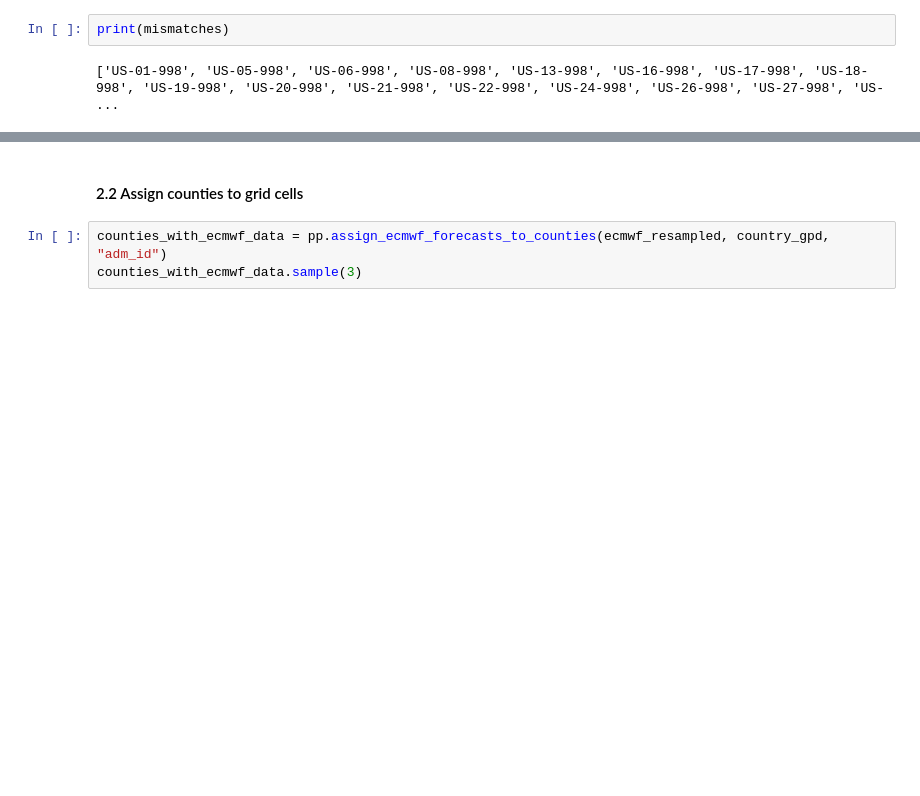
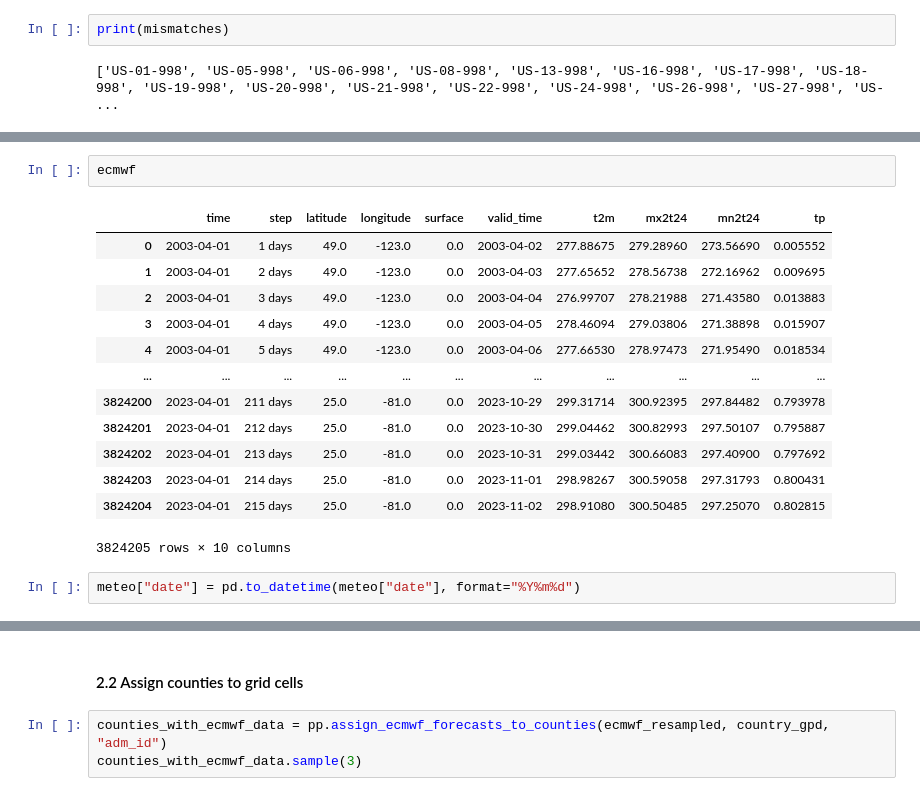
Before and after one commit to ellaampy/seasonal-yield-forecast, a Jupyter notebook: data_preparation/3_ecmwf_preprocessing.ipynb, the cells around one changed output, grey strips where cells are left out. Cells and saved outputs as stored; diff of their text form; blank space fills up the shorter version.

```diff
--- a/data_preparation/3_ecmwf_preprocessing.ipynb
+++ b/data_preparation/3_ecmwf_preprocessing.ipynb
@@ -87,3 +100,21 @@ ecmwf_resampled.sample(3)
 | 386509 | 2019-04-01 | 47, -105 | 2019-05-09 | 289.657739 | 292.24997 | 280.339511 | 0.082942 |
 | 406661 | 2020-04-01 | 44, -96 | 2020-07-27 | 300.387367 | 302.38639 | 292.973060 | 0.425113 |
 | 116841 | 2008-04-01 | 32, -98 | 2008-07-11 | 307.509142 | 309.61065 | 298.283556 | 0.249089 |
+# %%
+ecmwf
+# %% [output]
+|  | time | step | latitude | longitude | surface | valid_time | t2m | mx2t24 | mn2t24 | tp |
+| 0 | 2003-04-01 | 1 days | 49.0 | -123.0 | 0.0 | 2003-04-02 | 277.88675 | 279.28960 | 273.56690 | 0.005552 |
+| 1 | 2003-04-01 | 2 days | 49.0 | -123.0 | 0.0 | 2003-04-03 | 277.65652 | 278.56738 | 272.16962 | 0.009695 |
+| 2 | 2003-04-01 | 3 days | 49.0 | -123.0 | 0.0 | 2003-04-04 | 276.99707 | 278.21988 | 271.43580 | 0.013883 |
+| 3 | 2003-04-01 | 4 days | 49.0 | -123.0 | 0.0 | 2003-04-05 | 278.46094 | 279.03806 | 271.38898 | 0.015907 |
+| 4 | 2003-04-01 | 5 days | 49.0 | -123.0 | 0.0 | 2003-04-06 | 277.66530 | 278.97473 | 271.95490 | 0.018534 |
+| ... | ... | ... | ... | ... | ... | ... | ... | ... | ... | ... |
+| 3824200 | 2023-04-01 | 211 days | 25.0 | -81.0 | 0.0 | 2023-10-29 | 299.31714 | 300.92395 | 297.84482 | 0.793978 |
+| 3824201 | 2023-04-01 | 212 days | 25.0 | -81.0 | 0.0 | 2023-10-30 | 299.04462 | 300.82993 | 297.50107 | 0.795887 |
+| 3824202 | 2023-04-01 | 213 days | 25.0 | -81.0 | 0.0 | 2023-10-31 | 299.03442 | 300.66083 | 297.40900 | 0.797692 |
+| 3824203 | 2023-04-01 | 214 days | 25.0 | -81.0 | 0.0 | 2023-11-01 | 298.98267 | 300.59058 | 297.31793 | 0.800431 |
+| 3824204 | 2023-04-01 | 215 days | 25.0 | -81.0 | 0.0 | 2023-11-02 | 298.91080 | 300.50485 | 297.25070 | 0.802815 |
+3824205 rows × 10 columns
+# %%
+meteo["date"] = pd.to_datetime(meteo["date"], format="%Y%m%d")
```
Also changed, not shown: parts of 19 cells of this notebook, 3 other files.
